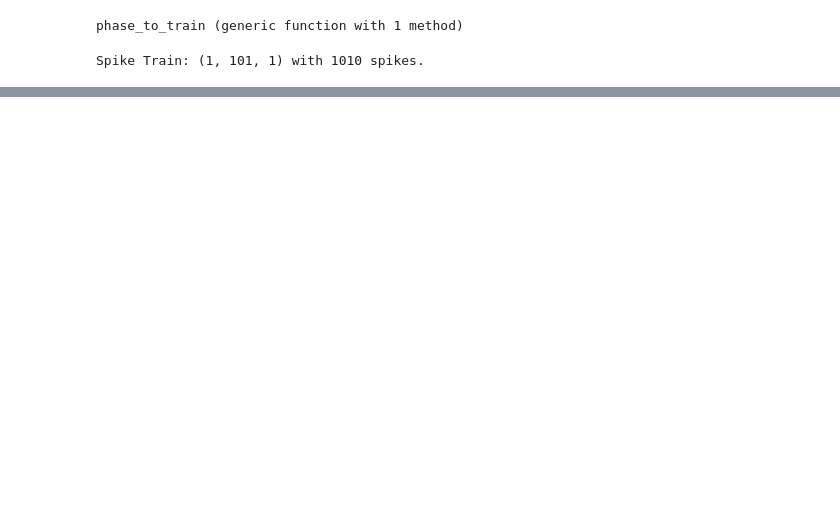
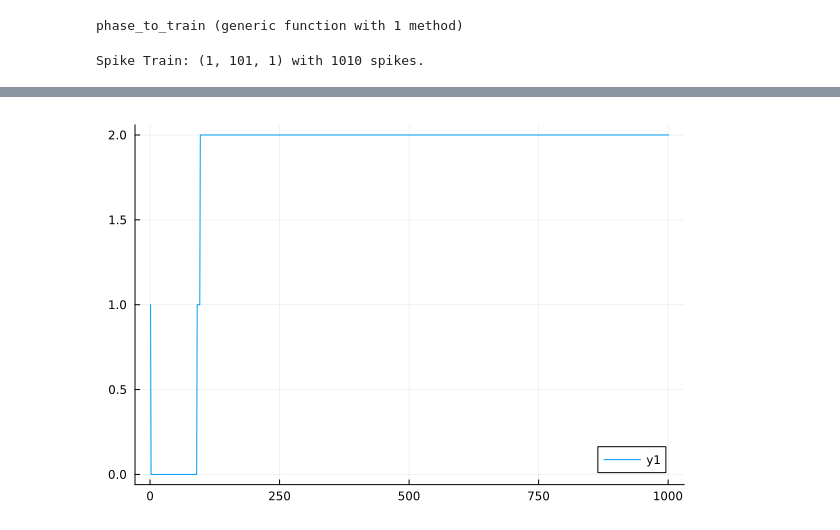
Before and after one commit to wilkieolin/PhasorNetworks.jl, a Jupyter notebook: demos/similarity.ipynb, the cells around one changed output, grey strips where cells are left out. Drawn from its saved outputs; the diff is of its cells as text; code cells hidden in the pictures; blank space fills up the shorter version.

```diff
--- a/demos/similarity.ipynb
+++ b/demos/similarity.ipynb
@@ -138,0 +112,2 @@ sims_2
+# %%
+spk_chks = mapslices(x -> check_phase(x), sims_2, dims=(4,5)) |> vec
@@ -138,0 +132,4 @@ sims_2
+# %%
+plot(sum.(spk_chks))
+# %% [output]
+[figure, added]
```
Also changed, not shown: parts of 33 cells of this notebook, 3 other files.
